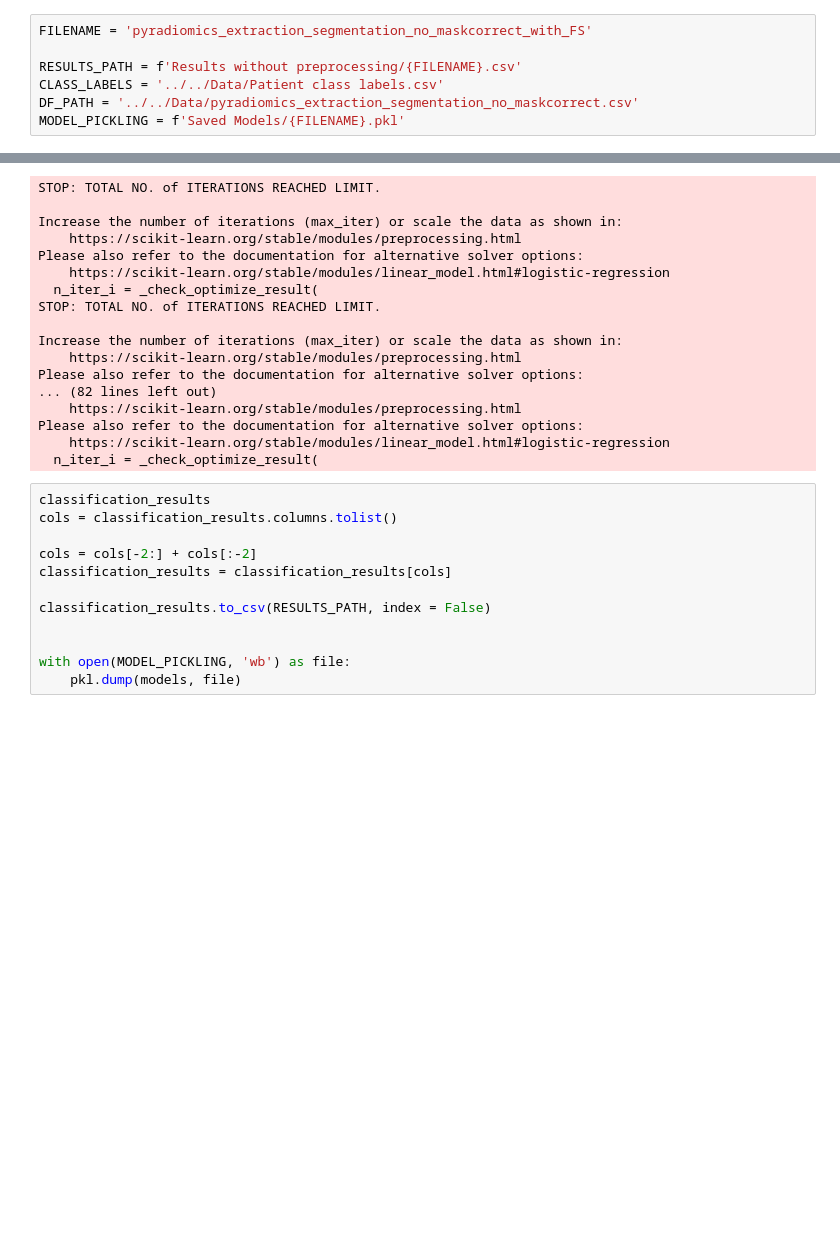
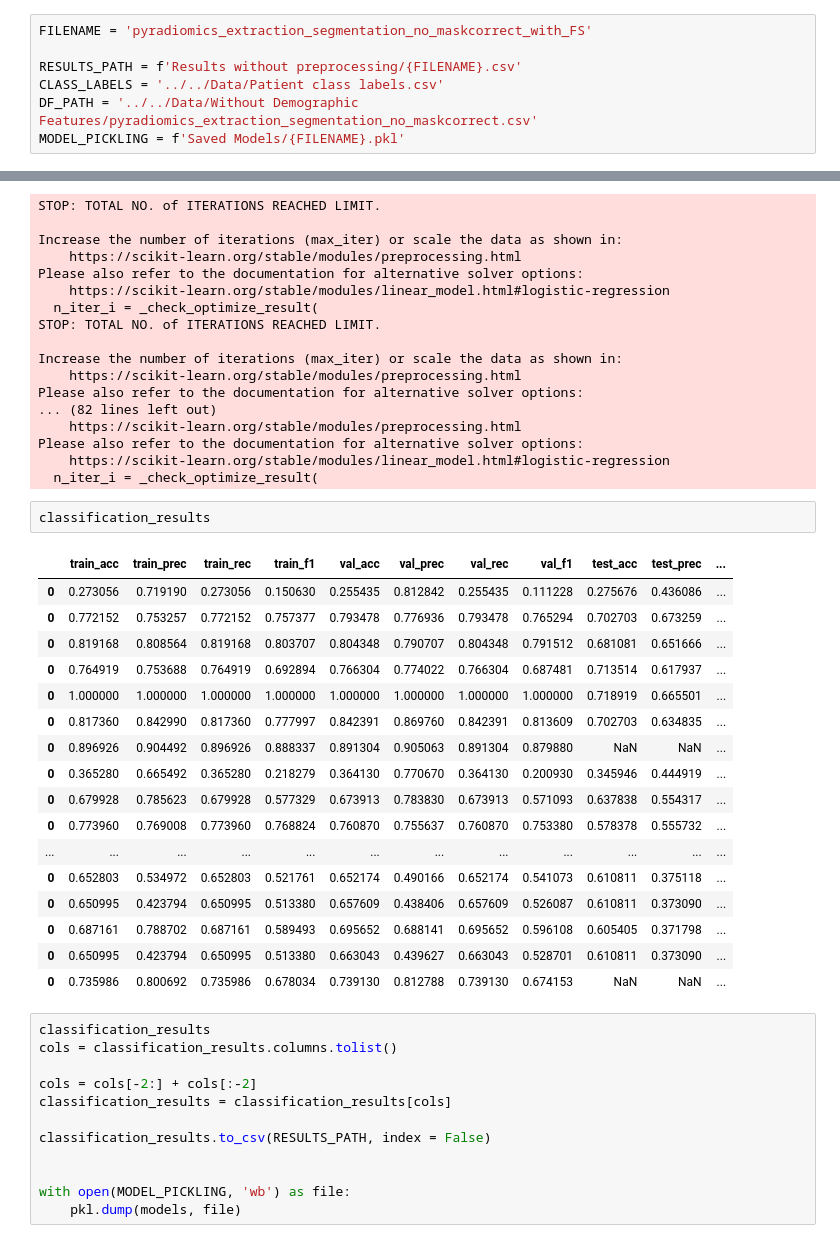
Before and after one commit to breast-cancer-detection-with-mri-images/Breast-Cancer-Subtype-from-MRI, a Jupyter notebook: 4.1. ML Modelling/ML Models Feature Scaling/[Unified Script] Results Creation.ipynb, the cells around one changed output, grey strips where cells are left out. Cells and saved outputs as stored; diff of their text form; blank space fills up the shorter version.

```diff
--- a/4.1. ML Modelling/ML Models Feature Scaling/[Unified Script] Results Creation.ipynb
+++ b/4.1. ML Modelling/ML Models Feature Scaling/[Unified Script] Results Creation.ipynb
@@ -59,7 +59,7 @@ FILENAME = 'pyradiomics_extraction_segmentation_no_maskcorrect_with_FS'
 
 RESULTS_PATH = f'Results without preprocessing/{FILENAME}.csv'
 CLASS_LABELS = '../../Data/Patient class labels.csv'
-DF_PATH = '../../Data/pyradiomics_extraction_segmentation_no_maskcorrect.csv'
+DF_PATH = '../../Data/Without Demographic Features/pyradiomics_extraction_segmentation_no_maskcorrect.csv'
 MODEL_PICKLING = f'Saved Models/{FILENAME}.pkl'
 # %%
 TRAIN_RATIO = 0.6
@@ -304,6 +307,26 @@ Please also refer to the documentation for alternative solver options:
 Please also refer to the documentation for alternative solver options:
     https://scikit-learn.org/stable/modules/linear_model.html#logistic-regression
   n_iter_i = _check_optimize_result(
+# %%
+classification_results
+# %% [output]
+|  | train_acc | train_prec | train_rec | train_f1 | val_acc | val_prec | val_rec | val_f1 | test_acc | test_prec | ... |
+| 0 | 0.273056 | 0.719190 | 0.273056 | 0.150630 | 0.255435 | 0.812842 | 0.255435 | 0.111228 | 0.275676 | 0.436086 | ... |
+| 0 | 0.772152 | 0.753257 | 0.772152 | 0.757377 | 0.793478 | 0.776936 | 0.793478 | 0.765294 | 0.702703 | 0.673259 | ... |
+| 0 | 0.819168 | 0.808564 | 0.819168 | 0.803707 | 0.804348 | 0.790707 | 0.804348 | 0.791512 | 0.681081 | 0.651666 | ... |
+| 0 | 0.764919 | 0.753688 | 0.764919 | 0.692894 | 0.766304 | 0.774022 | 0.766304 | 0.687481 | 0.713514 | 0.617937 | ... |
+| 0 | 1.000000 | 1.000000 | 1.000000 | 1.000000 | 1.000000 | 1.000000 | 1.000000 | 1.000000 | 0.718919 | 0.665501 | ... |
+| 0 | 0.817360 | 0.842990 | 0.817360 | 0.777997 | 0.842391 | 0.869760 | 0.842391 | 0.813609 | 0.702703 | 0.634835 | ... |
+| 0 | 0.896926 | 0.904492 | 0.896926 | 0.888337 | 0.891304 | 0.905063 | 0.891304 | 0.879880 | NaN | NaN | ... |
+| 0 | 0.365280 | 0.665492 | 0.365280 | 0.218279 | 0.364130 | 0.770670 | 0.364130 | 0.200930 | 0.345946 | 0.444919 | ... |
+| 0 | 0.679928 | 0.785623 | 0.679928 | 0.577329 | 0.673913 | 0.783830 | 0.673913 | 0.571093 | 0.637838 | 0.554317 | ... |
+| 0 | 0.773960 | 0.769008 | 0.773960 | 0.768824 | 0.760870 | 0.755637 | 0.760870 | 0.753380 | 0.578378 | 0.555732 | ... |
+| ... | ... | ... | ... | ... | ... | ... | ... | ... | ... | ... | ... |
+| 0 | 0.652803 | 0.534972 | 0.652803 | 0.521761 | 0.652174 | 0.490166 | 0.652174 | 0.541073 | 0.610811 | 0.375118 | ... |
+| 0 | 0.650995 | 0.423794 | 0.650995 | 0.513380 | 0.657609 | 0.438406 | 0.657609 | 0.526087 | 0.610811 | 0.373090 | ... |
+| 0 | 0.687161 | 0.788702 | 0.687161 | 0.589493 | 0.695652 | 0.688141 | 0.695652 | 0.596108 | 0.605405 | 0.371798 | ... |
+| 0 | 0.650995 | 0.423794 | 0.650995 | 0.513380 | 0.663043 | 0.439627 | 0.663043 | 0.528701 | 0.610811 | 0.373090 | ... |
+| 0 | 0.735986 | 0.800692 | 0.735986 | 0.678034 | 0.739130 | 0.812788 | 0.739130 | 0.674153 | NaN | NaN | ... |
 # %%
 classification_results
 cols = classification_results.columns.tolist()
```
Also changed, not shown: parts of 1 cell of this notebook, 3 other files.
